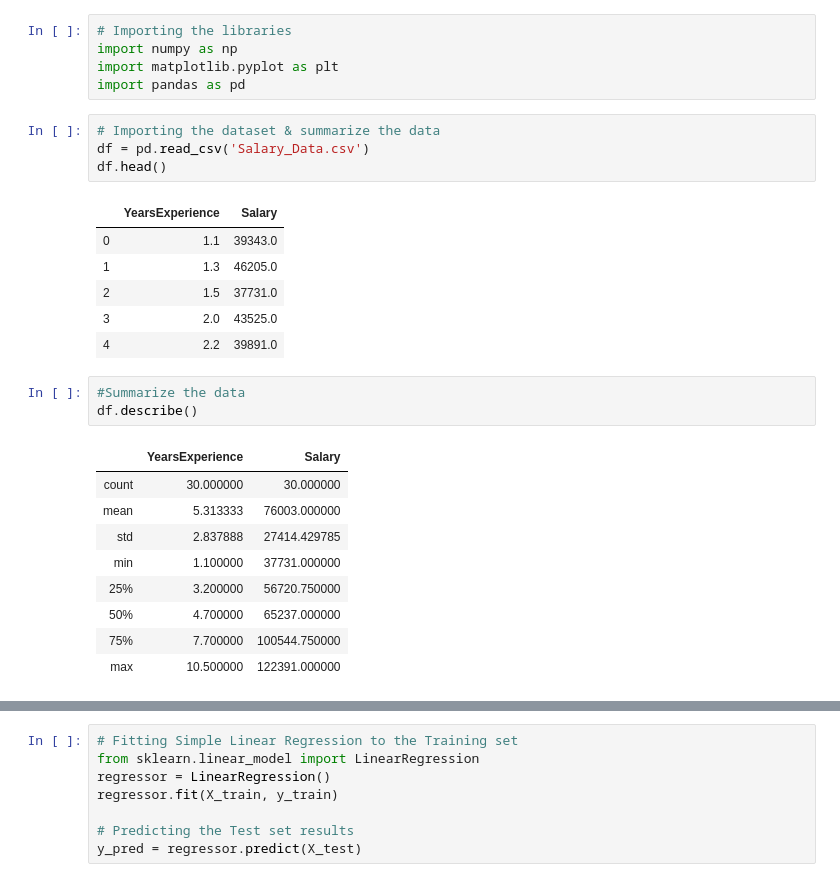
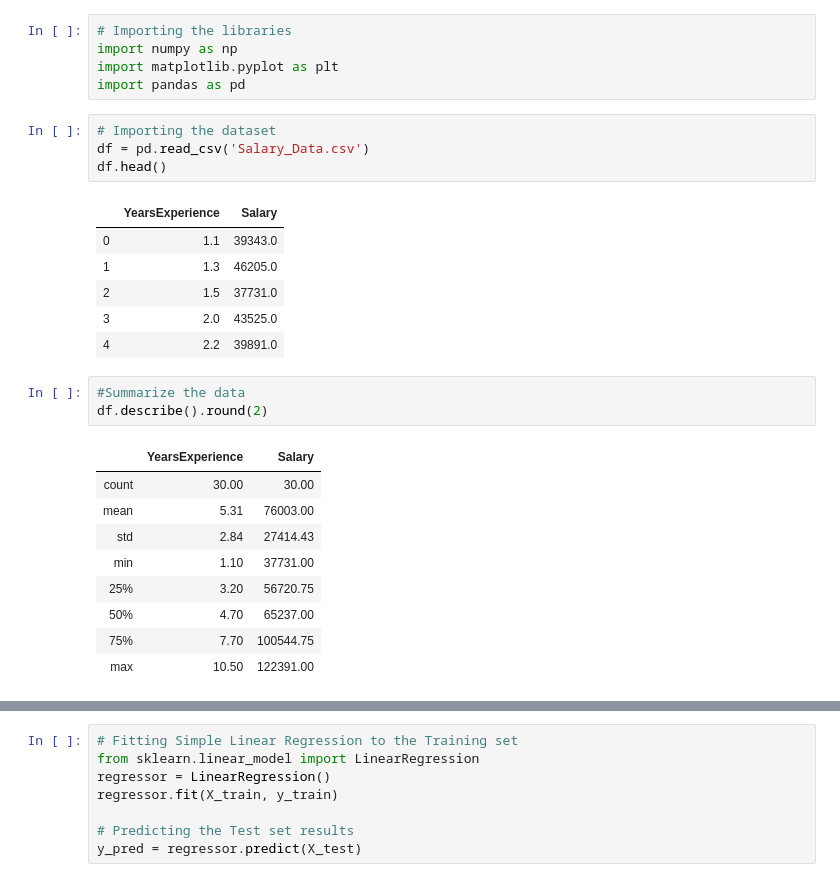
Before and after one commit to SouravRoy01/Machine-Learning, a Jupyter notebook: SimpleLinearRegression.ipynb, the cells around one changed output, grey strips where cells are left out. Saved outputs shown, nothing was run; the diff lists cells and outputs as text.

```diff
--- a/SimpleLinearRegression.ipynb
+++ b/SimpleLinearRegression.ipynb
@@ -4,7 +4,7 @@ import numpy as np
 import matplotlib.pyplot as plt
 import pandas as pd
 # %%
-# Importing the dataset & summarize the data
+# Importing the dataset
 df = pd.read_csv('Salary_Data.csv')
 df.head()
 # %% [output]
@@ -16,14 +16,14 @@ df.head()
 | 4 | 2.2 | 39891.0 |
 # %%
 #Summarize the data
-df.describe()
+df.describe().round(2)
 # %% [output]
 |  | YearsExperience | Salary |
-| count | 30.000000 | 30.000000 |
-| mean | 5.313333 | 76003.000000 |
-| std | 2.837888 | 27414.429785 |
-| min | 1.100000 | 37731.000000 |
-| 25% | 3.200000 | 56720.750000 |
-| 50% | 4.700000 | 65237.000000 |
-| 75% | 7.700000 | 100544.750000 |
-| max | 10.500000 | 122391.000000 |
+| count | 30.00 | 30.00 |
+| mean | 5.31 | 76003.00 |
+| std | 2.84 | 27414.43 |
+| min | 1.10 | 37731.00 |
+| 25% | 3.20 | 56720.75 |
+| 50% | 4.70 | 65237.00 |
+| 75% | 7.70 | 100544.75 |
+| max | 10.50 | 122391.00 |
```
Also changed, not shown: parts of 8 cells of this notebook.
